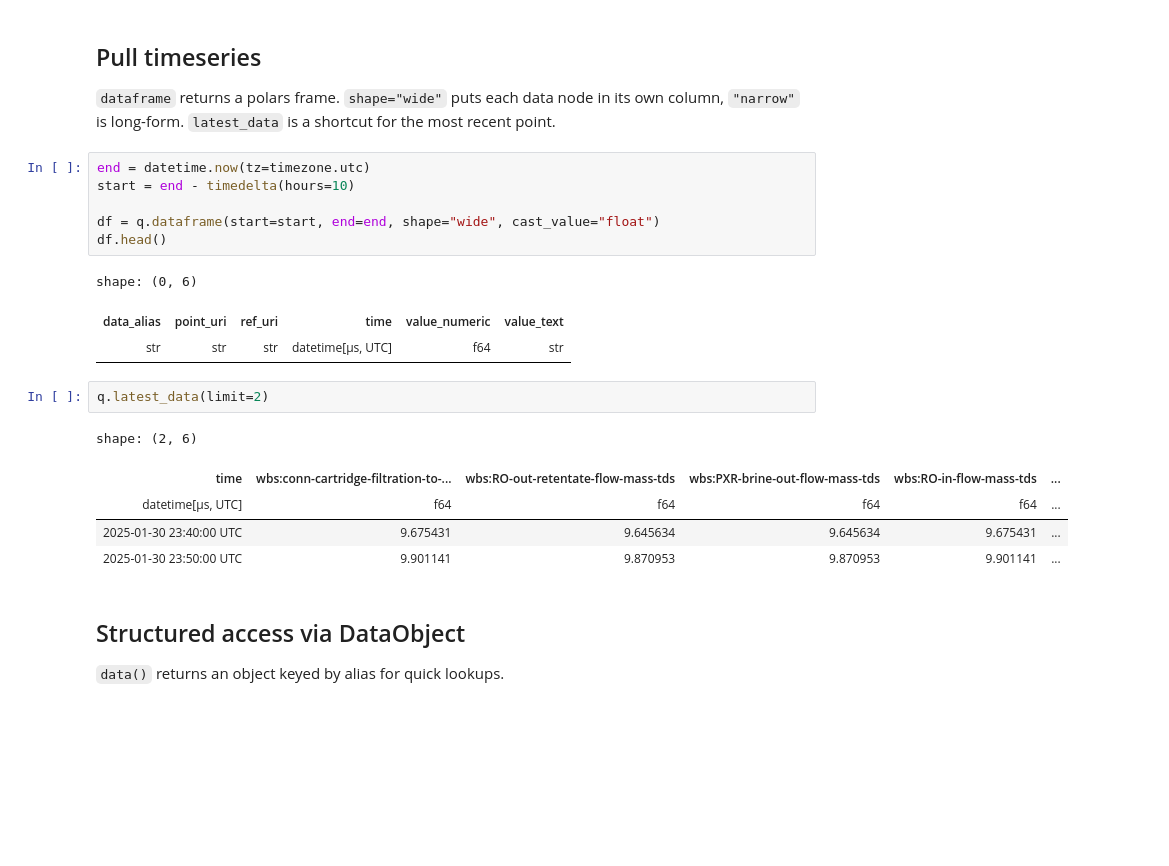
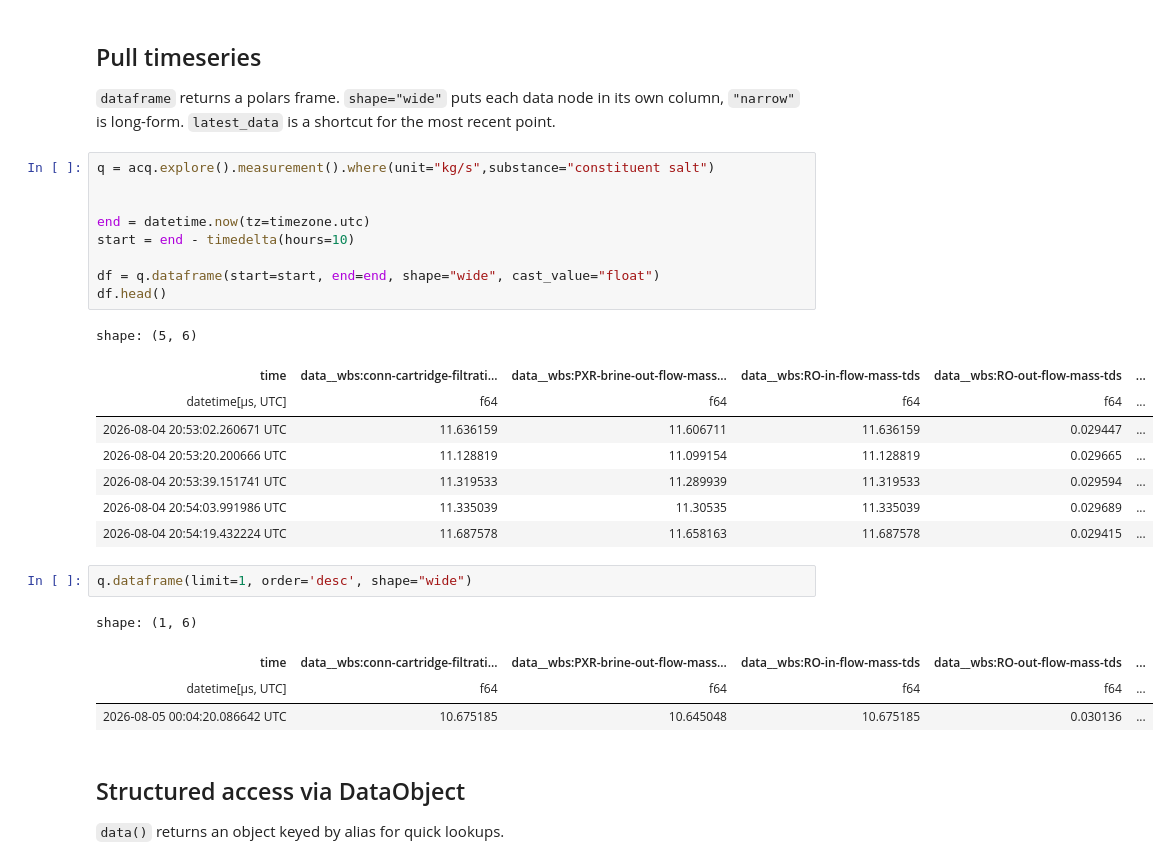
Before and after one commit to DataDrivenCPS/acquirium, a Jupyter notebook: notebooks/watertap/watertap-1.ipynb, the cells around one changed output. Drawn from its saved outputs; the diff is of its cells as text; blank space fills up the shorter version.

```diff
--- a/notebooks/watertap/watertap-1.ipynb
+++ b/notebooks/watertap/watertap-1.ipynb
@@ -243,23 +347,30 @@ shape: (5, 1)
 ## Pull timeseries
 `dataframe` returns a polars frame. `shape="wide"` puts each data node in its own column, `"narrow"` is long-form. `latest_data` is a shortcut for the most recent point.
 # %%
+q = acq.explore().measurement().where(unit="kg/s",substance="constituent salt")
+
+
 end = datetime.now(tz=timezone.utc)
 start = end - timedelta(hours=10)
 
 df = q.dataframe(start=start, end=end, shape="wide", cast_value="float")
 df.head()
 # %% [output]
-shape: (0, 6)
+shape: (5, 6)
-| data_alias | point_uri | ref_uri | time | value_numeric | value_text |
-| str | str | str | datetime[μs, UTC] | f64 | str |
+| time | data__wbs:conn-cartridge-filtrati... | data__wbs:PXR-brine-out-flow-mass... | data__wbs:RO-in-flow-mass-tds | data__wbs:RO-out-flow-mass-tds | ... |
+| datetime[μs, UTC] | f64 | f64 | f64 | f64 | ... |
+| 2026-08-04 20:53:02.260671 UTC | 11.636159 | 11.606711 | 11.636159 | 0.029447 | ... |
+| 2026-08-04 20:53:20.200666 UTC | 11.128819 | 11.099154 | 11.128819 | 0.029665 | ... |
+| 2026-08-04 20:53:39.151741 UTC | 11.319533 | 11.289939 | 11.319533 | 0.029594 | ... |
+| 2026-08-04 20:54:03.991986 UTC | 11.335039 | 11.30535 | 11.335039 | 0.029689 | ... |
+| 2026-08-04 20:54:19.432224 UTC | 11.687578 | 11.658163 | 11.687578 | 0.029415 | ... |
 # %%
-q.latest_data(limit=2)
+q.dataframe(limit=1, order='desc', shape="wide")
 # %% [output]
-shape: (2, 6)
+shape: (1, 6)
-| time | wbs:conn-cartridge-filtration-to-... | wbs:RO-out-retentate-flow-mass-tds | wbs:PXR-brine-out-flow-mass-tds | wbs:RO-in-flow-mass-tds | ... |
+| time | data__wbs:conn-cartridge-filtrati... | data__wbs:PXR-brine-out-flow-mass... | data__wbs:RO-in-flow-mass-tds | data__wbs:RO-out-flow-mass-tds | ... |
 | datetime[μs, UTC] | f64 | f64 | f64 | f64 | ... |
-| 2025-01-30 23:40:00 UTC | 9.675431 | 9.645634 | 9.645634 | 9.675431 | ... |
-| 2025-01-30 23:50:00 UTC | 9.901141 | 9.870953 | 9.870953 | 9.901141 | ... |
+| 2026-08-05 00:04:20.086642 UTC | 10.675185 | 10.645048 | 10.675185 | 0.030136 | ... |
 # %% [markdown]
 ## Structured access via DataObject
 `data()` returns an object keyed by alias for quick lookups.
```
Also changed, not shown: parts of 27 cells of this notebook, 2 other files.
